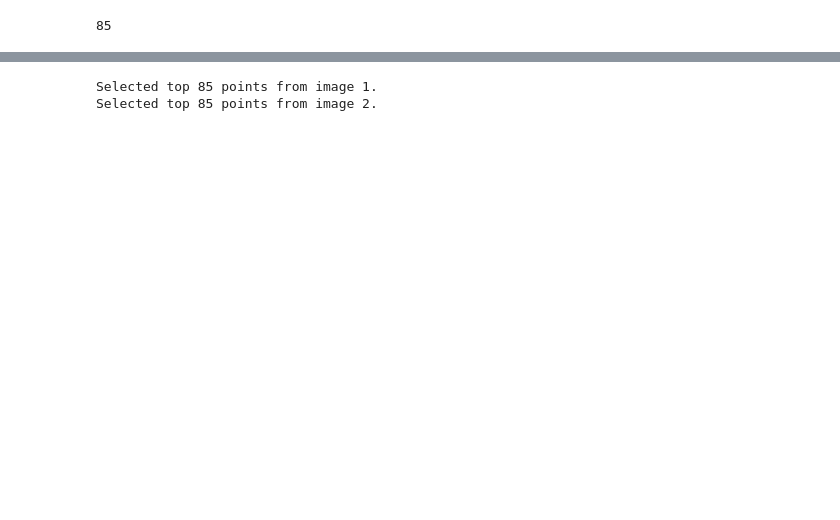
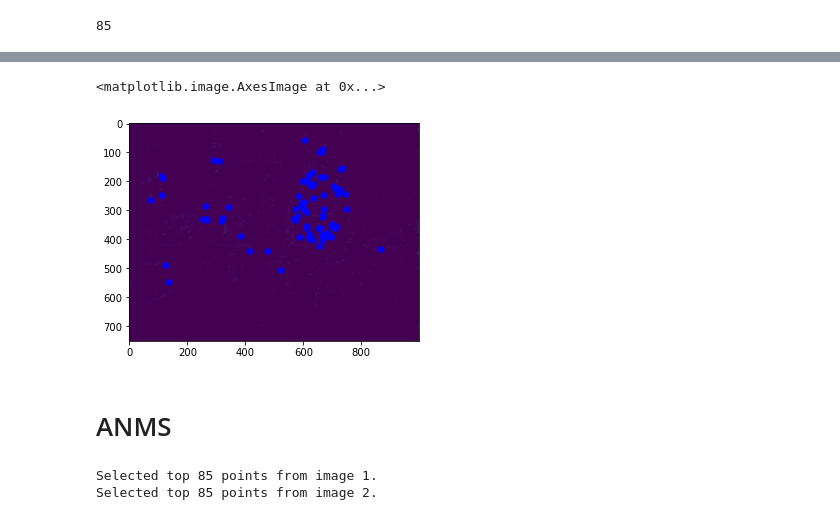
Before and after one commit to aprilsin/cs194-proj5, a Jupyter notebook: part2.ipynb, the cells around one changed output, grey strips where cells are left out. Saved outputs shown, nothing was run; the diff lists cells and outputs as text; code cells hidden in the pictures; blank space fills up the shorter version.

```diff
--- a/part2.ipynb
+++ b/part2.ipynb
@@ -53,3 +88,11 @@ fig = utils.plot_points(im2, coords2)
+# %%
+fig = utils.plot_points(im2, coords2)
+plt.imshow(strength2)
+# %% [output]
+<matplotlib.image.AxesImage at 0x...>
+[figure, added]
+# %% [markdown]
+# ANMS
 # %%
 corners1 = detector.anms_2(strength1, coords1)
 corners2 = detector.anms_2(strength2, coords2)
```
Also changed, not shown: parts of 15 cells of this notebook, 3 other files.
